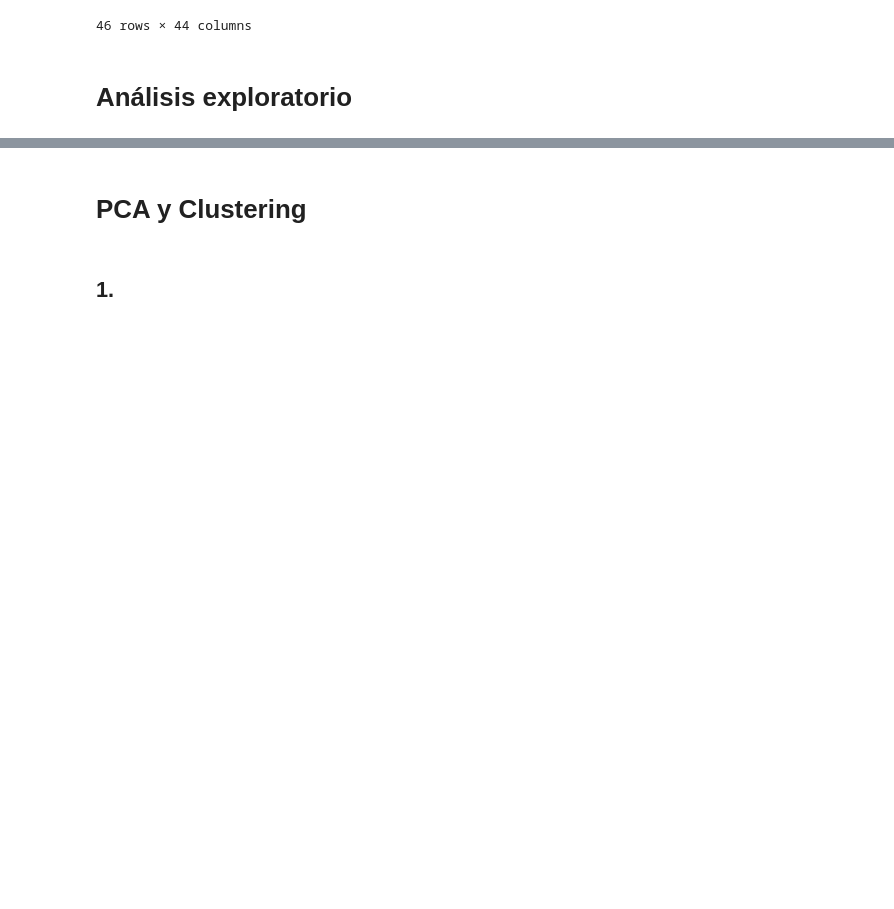
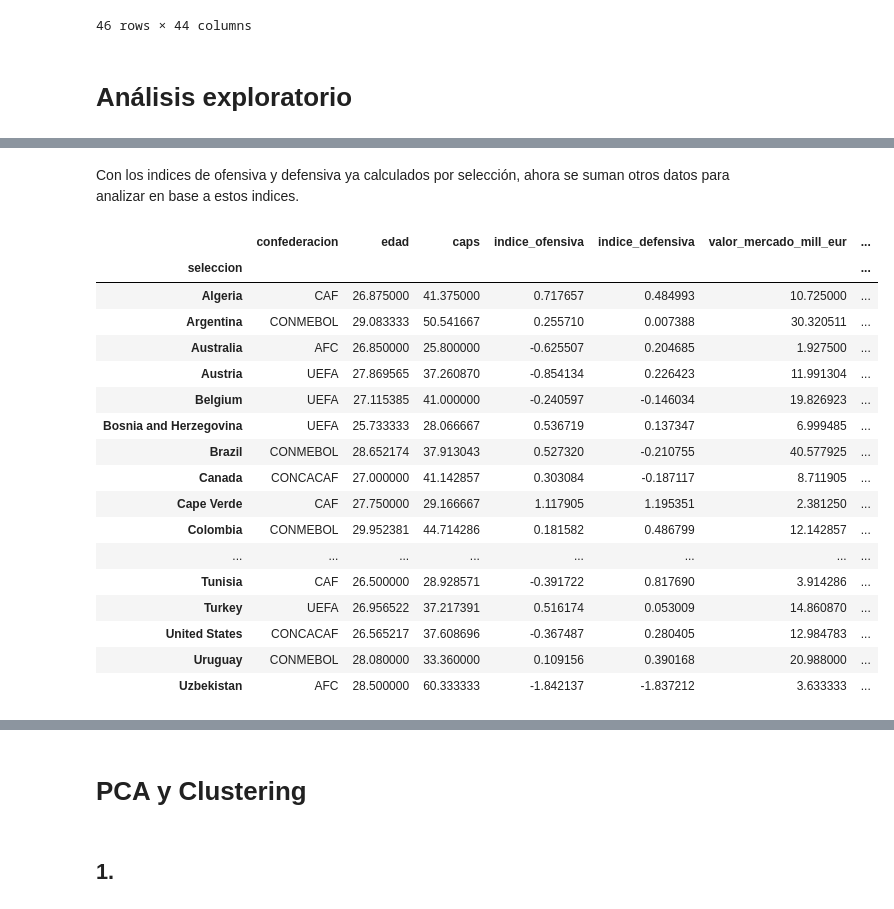
Before and after one commit to vinpalonsky/tp-labo-de-datos, a Jupyter notebook: vincenzo_palonsky-azul_soldani-francisco_amato.ipynb, the cells around one changed output, grey strips where cells are left out. Cells and saved outputs as stored; diff of their text form; code cells hidden in the pictures; blank space fills up the shorter version.

```diff
--- a/vincenzo_palonsky-azul_soldani-francisco_amato.ipynb
+++ b/vincenzo_palonsky-azul_soldani-francisco_amato.ipynb
@@ -461,0 +454,2 @@ df_selecciones[variables_ofensivas].sum(axis=1).name = "desempeño_ofensivo"
+# %% [markdown]
+Con los indices de ofensiva y defensiva ya calculados por selección, ahora se suman otros datos para analizar en base a estos indices.
@@ -461,0 +468,21 @@ df_selecciones[variables_ofensivas].sum(axis=1).name = "desempeño_ofensivo"
+# %%
+df_ofensiva_defensiva[["confederacion","edad","caps","indice_ofensiva","indice_defensiva","valor_mercado_mill_eur" ]]
+# %% [output]
+|  | confederacion | edad | caps | indice_ofensiva | indice_defensiva | valor_mercado_mill_eur | ... |
+| seleccion |  |  |  |  |  |  | ... |
+| Algeria | CAF | 26.875000 | 41.375000 | 0.717657 | 0.484993 | 10.725000 | ... |
+| Argentina | CONMEBOL | 29.083333 | 50.541667 | 0.255710 | 0.007388 | 30.320511 | ... |
+| Australia | AFC | 26.850000 | 25.800000 | -0.625507 | 0.204685 | 1.927500 | ... |
+| Austria | UEFA | 27.869565 | 37.260870 | -0.854134 | 0.226423 | 11.991304 | ... |
+| Belgium | UEFA | 27.115385 | 41.000000 | -0.240597 | -0.146034 | 19.826923 | ... |
+| Bosnia and Herzegovina | UEFA | 25.733333 | 28.066667 | 0.536719 | 0.137347 | 6.999485 | ... |
+| Brazil | CONMEBOL | 28.652174 | 37.913043 | 0.527320 | -0.210755 | 40.577925 | ... |
+| Canada | CONCACAF | 27.000000 | 41.142857 | 0.303084 | -0.187117 | 8.711905 | ... |
+| Cape Verde | CAF | 27.750000 | 29.166667 | 1.117905 | 1.195351 | 2.381250 | ... |
+| Colombia | CONMEBOL | 29.952381 | 44.714286 | 0.181582 | 0.486799 | 12.142857 | ... |
+| ... | ... | ... | ... | ... | ... | ... | ... |
+| Tunisia | CAF | 26.500000 | 28.928571 | -0.391722 | 0.817690 | 3.914286 | ... |
+| Turkey | UEFA | 26.956522 | 37.217391 | 0.516174 | 0.053009 | 14.860870 | ... |
+| United States | CONCACAF | 26.565217 | 37.608696 | -0.367487 | 0.280405 | 12.984783 | ... |
+| Uruguay | CONMEBOL | 28.080000 | 33.360000 | 0.109156 | 0.390168 | 20.988000 | ... |
+| Uzbekistan | AFC | 28.500000 | 60.333333 | -1.842137 | -1.837212 | 3.633333 | ... |
```
Also changed, not shown: parts of 52 cells of this notebook.
